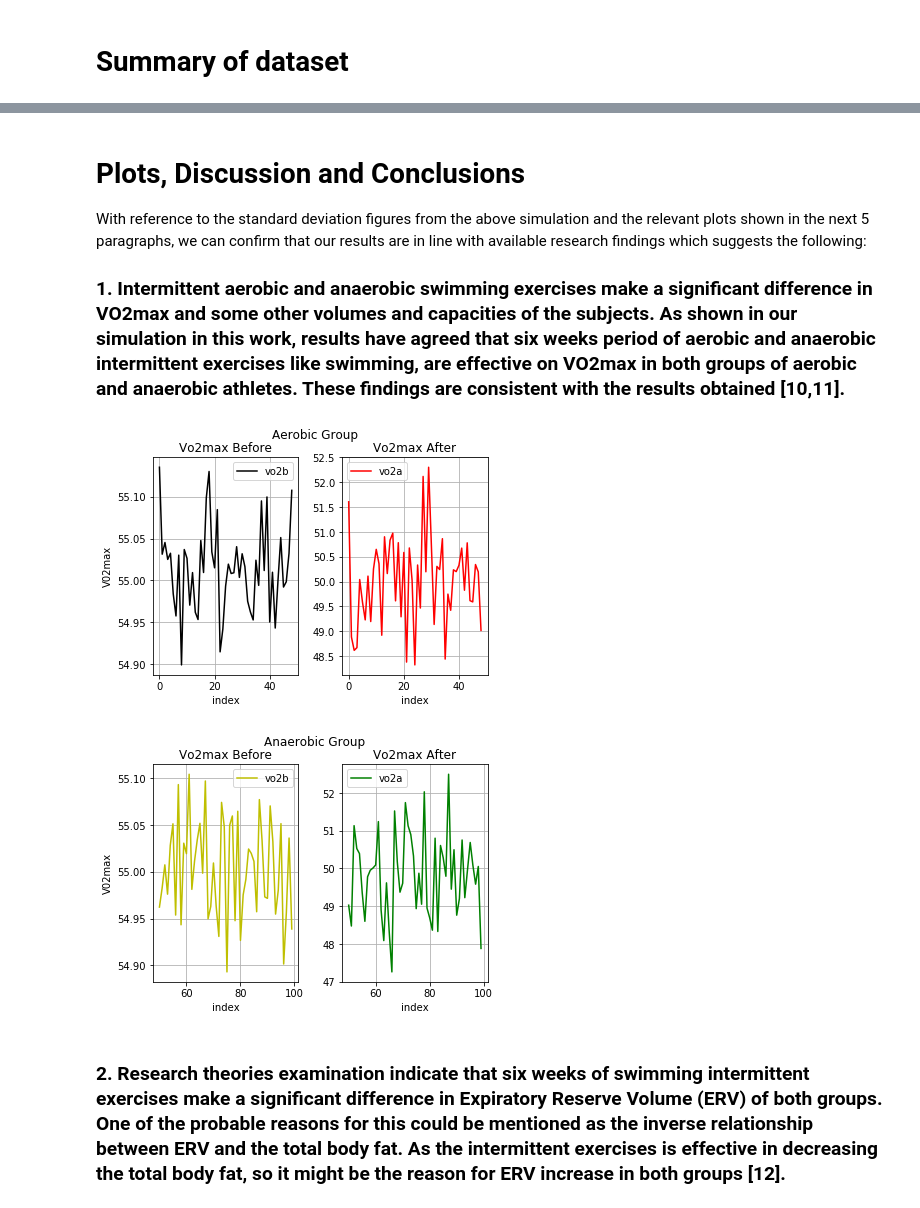
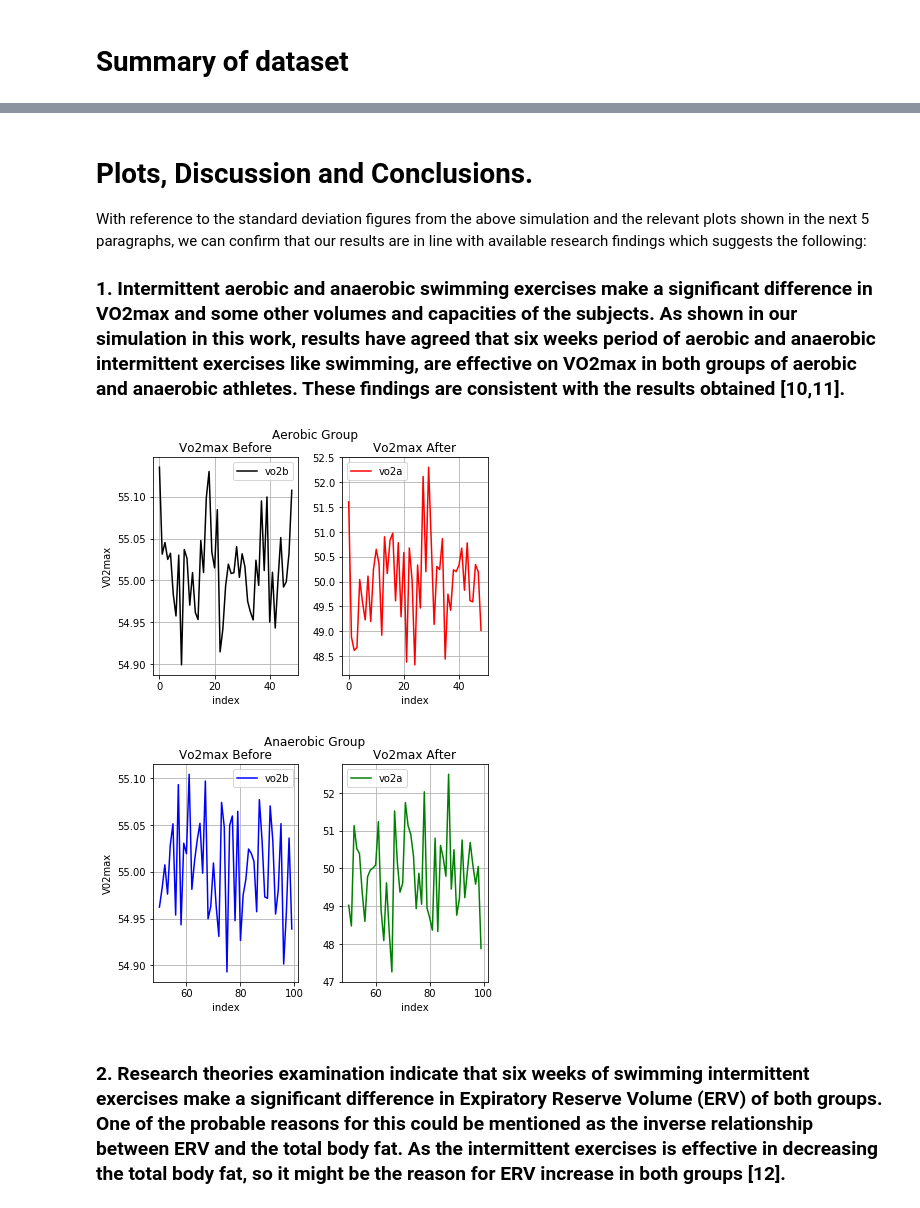
Before and after one commit to dewaledr/PDAproject, a Jupyter notebook: PDAfinalproject.ipynb, the cells around one changed output, grey strips where cells are left out. Saved outputs shown, nothing was run; the diff lists cells and outputs as text; code cells hidden in the pictures.

```diff
--- a/PDAfinalproject.ipynb
+++ b/PDAfinalproject.ipynb
@@ -169,7 +169,7 @@ myData[50:].describe()
 | 75% | 55.045065 | 50.520322 | 1100.039429 | 1200.453886 | 4550.027286 | 4750.928309 | 1120.026320 | 1250.745246 | 5501.037935 | 6000.530807 |
 | max | 55.104201 | 52.493990 | 1100.139250 | 1202.601240 | 4550.130983 | 4751.935821 | 1120.143224 | 1253.037447 | 5501.098017 | 6002.777781 |
 # %% [markdown]
-# Plots, Discussion and Conclusions
+# Plots, Discussion and Conclusions.
 
 With reference to the standard deviation figures from the above simulation and the relevant plots shown in the next 5 paragraphs, we can confirm that our results are in line with available research findings which suggests the following:
 ### 1. Intermittent aerobic and anaerobic swimming exercises make a significant difference in VO2max and some other volumes and capacities of the subjects. As shown in our simulation in this work, results have agreed that six weeks period of aerobic and anaerobic intermittent exercises like swimming, are effective on VO2max in both groups of aerobic and anaerobic athletes. These findings are consistent with the results obtained [10,11].
@@ -196,35 +196,35 @@ plt.xlabel("index")
 vo2Dataa[:49].plot(color='r')
 plt.legend()
 plt.grid()
 
 plt.suptitle('Aerobic Group')
 plt.subplots_adjust(left=None, bottom=None, right=None, top=None, wspace=0.3, hspace=0.3)
 plt.show()
 
 # Before - pos 1 plot1 of 2
 plt.subplot(1, 2, 1)
 plt.title("Vo2max Before")
 plt.xlabel("index")
 plt.ylabel("V02max")
-vo2Datab[50:].plot(color='y')
+vo2Datab[50:].plot(color='b')
 plt.legend()
 plt.grid()
 
 # After - pos 2 plot2 of 2
 plt.subplot(1, 2, 2)
 plt.title("Vo2max After")
 plt.xlabel("index")
 vo2Dataa[50:].plot(color='g')
 plt.legend()
 plt.grid()
 
 #plt.subplots_adjust(hspace=0, wspace=0) ...to space the subplots
 plt.suptitle('Anaerobic Group')
 plt.subplots_adjust(left=None, bottom=None, right=None, top=None, wspace=0.3, hspace=0.3)
 plt.show()
 # %% [output]
 [figure]
-[figure, old version]
+[figure, new version]
 # %% [markdown]
 ### 2. Research theories examination indicate that six weeks of swimming intermittent exercises make a significant difference in Expiratory Reserve Volume (ERV) of both groups. One of the probable reasons for this could be mentioned as the inverse relationship between ERV and the total body fat. As the intermittent exercises is effective in decreasing the total body fat, so it might be the reason for ERV increase in both groups [12].
 # %%
```
Also changed, not shown: parts of 5 cells of this notebook.
